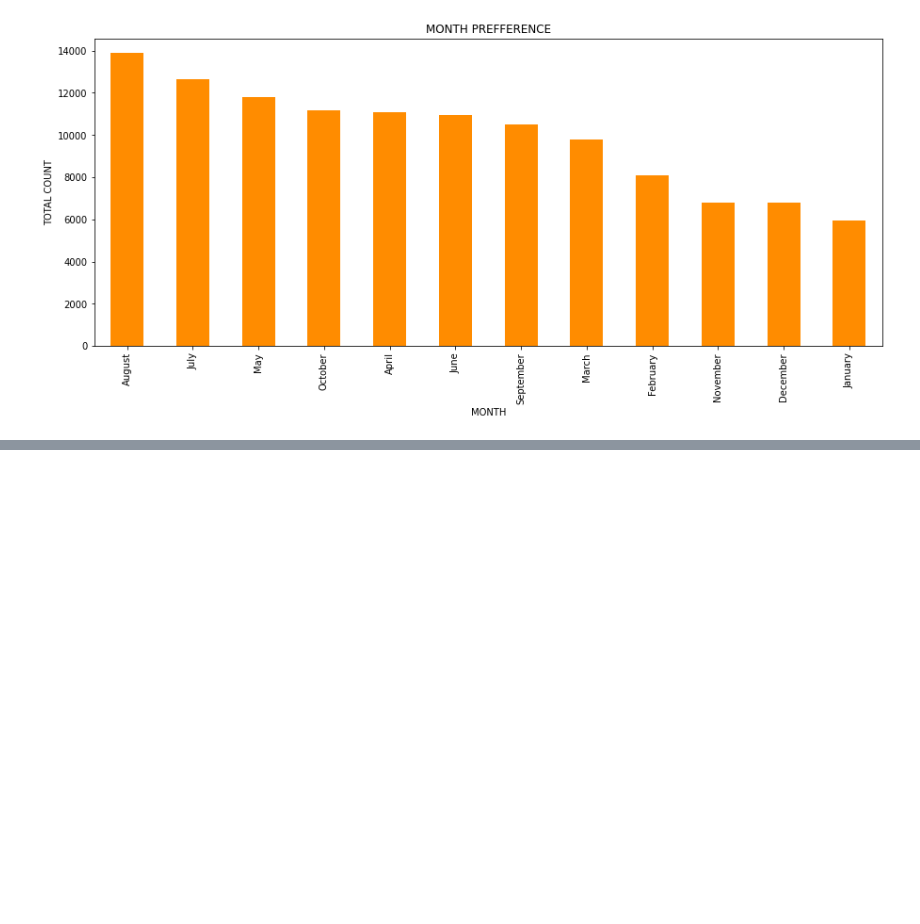
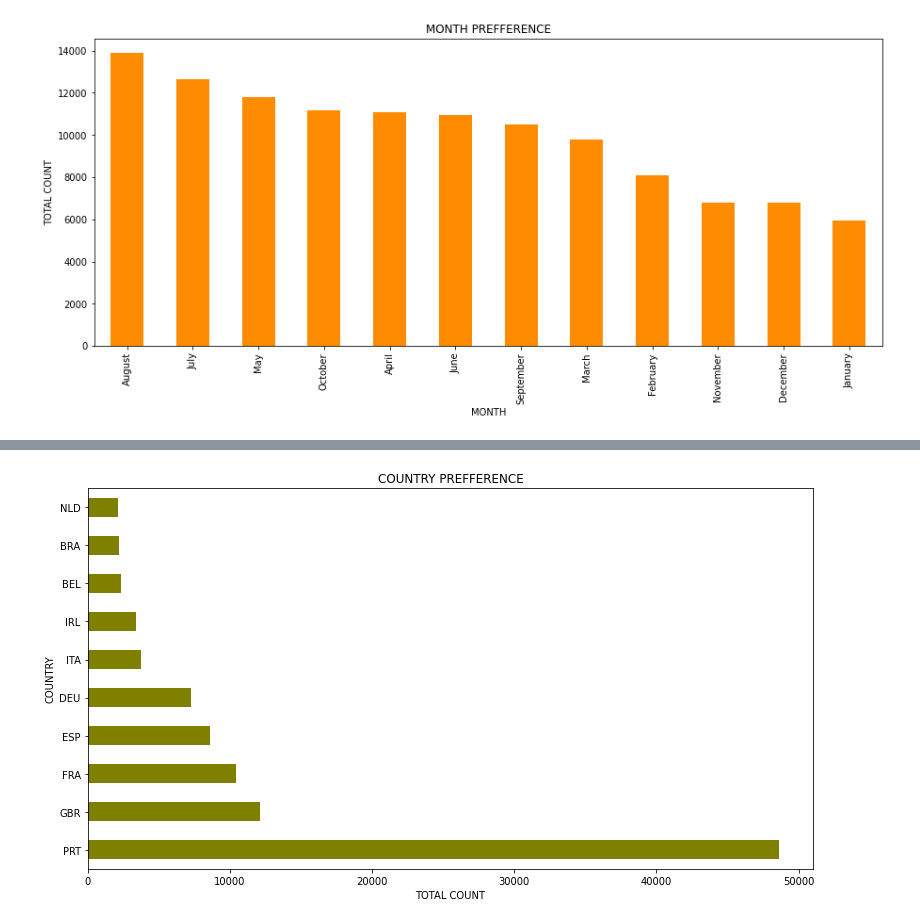
Before and after one commit to Arka1212/Hotel-Booking-Analysis, a Jupyter notebook: Hotel_Booking_Analysis_Capstone_Project.ipynb, the cells around one changed output, grey strips where cells are left out. Saved outputs shown, nothing was run; the diff lists cells and outputs as text; code cells hidden in the pictures; blank space fills up the shorter version.

```diff
--- a/Hotel_Booking_Analysis_Capstone_Project.ipynb
+++ b/Hotel_Booking_Analysis_Capstone_Project.ipynb
@@ -319,0 +322,5 @@ plt.show()
+# %%
+# Prefferences of country by customer for hotel booking.
+# As there lots of countries in the data so we will only consider top 10.
+most_preffered_country = new_hotel_df['country'].value_counts().head(10)
+most_preffered_country
@@ -319,0 +339,12 @@ plt.show()
+# %%
+# Plotting the data ragarding most preffered country.
+plt.figure(figsize=(13,7))
+most_preffered_country.plot(kind = 'barh',color = 'olive',fontsize = 10)
+plt.title('COUNTRY PREFFERENCE')
+plt.xlabel('TOTAL COUNT')
+plt.ylabel('COUNTRY')
+plt.show()
+
+# The bar plot clearly conveys that 'PRT'(Portugal) is the most preffered.
+# %% [output]
+[figure, added]
```
Also changed, not shown: parts of 2 cells of this notebook.
